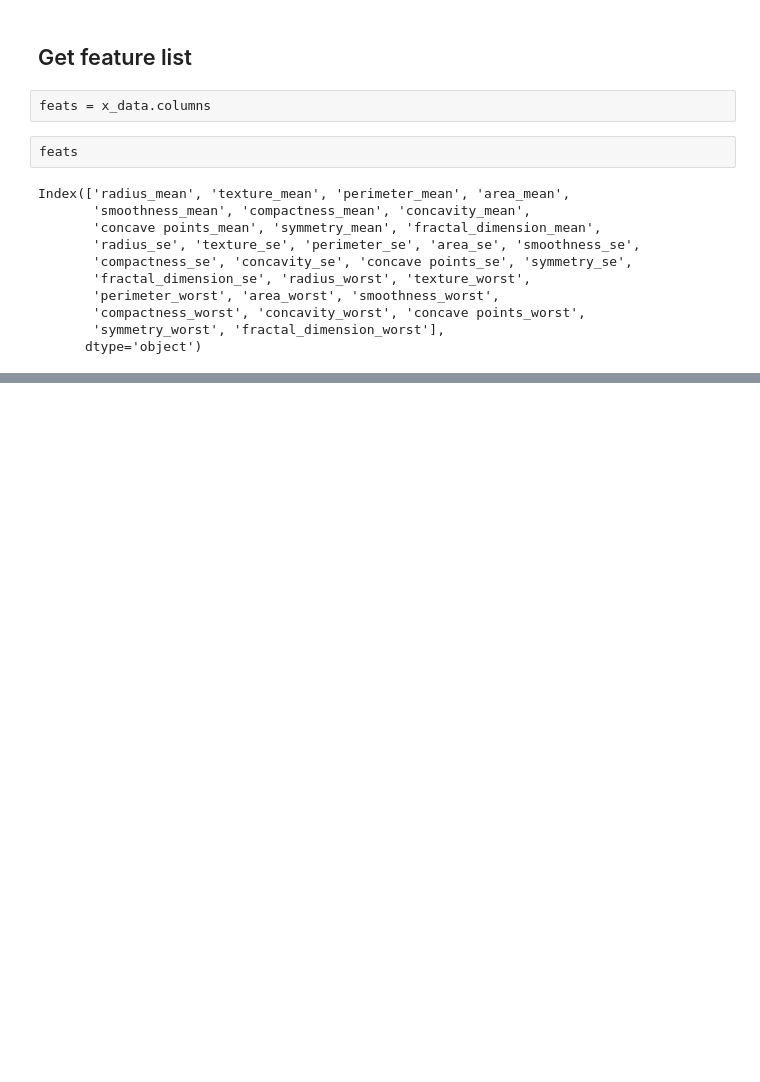
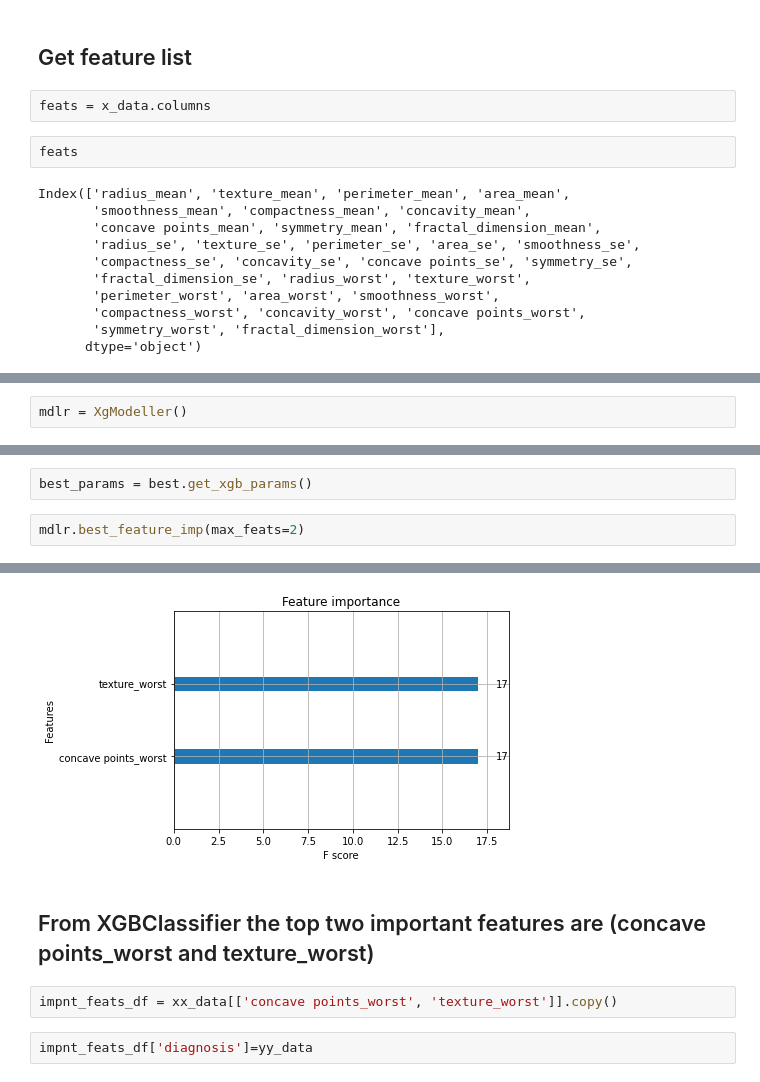
Before and after one commit to mdahwireng/Causality, a Jupyter notebook: notebooks/explore_to_feat_ext.ipynb, the cells around one changed output, grey strips where cells are left out. Drawn from its saved outputs; the diff is of its cells as text; blank space fills up the shorter version.

Commit message:
Uses XGBClassifier top 2 important features

```diff
--- a/notebooks/explore_to_pca.ipynb
+++ b/notebooks/explore_to_feat_ext.ipynb
@@ -352,0 +253,2 @@ plt.show()
+# %%
+mdlr = XgModeller()
@@ -352,0 +289,5 @@ plt.show()
+# %%
+best_params = best.get_xgb_params()
+# %%
+mdlr.best_feature_imp(max_feats=2)
+# %% [output]
@@ -352,0 +295,7 @@ plt.show()
+[figure, added]
+# %% [markdown]
+## From XGBClassifier the top two important features are (concave points_worst and texture_worst)
+# %%
+impnt_feats_df = xx_data[['concave points_worst', 'texture_worst']].copy()
+# %%
+impnt_feats_df['diagnosis']=yy_data
```
Also changed, not shown: parts of 41 cells of this notebook, 1 other file.
